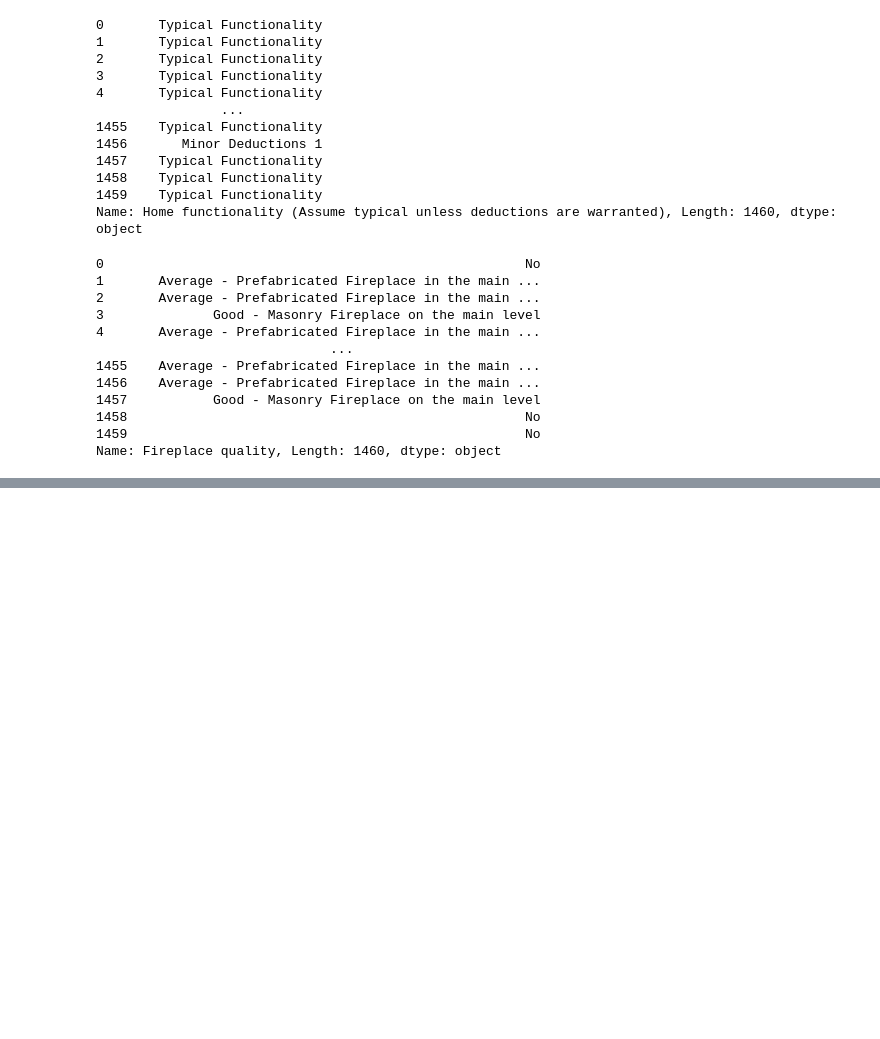
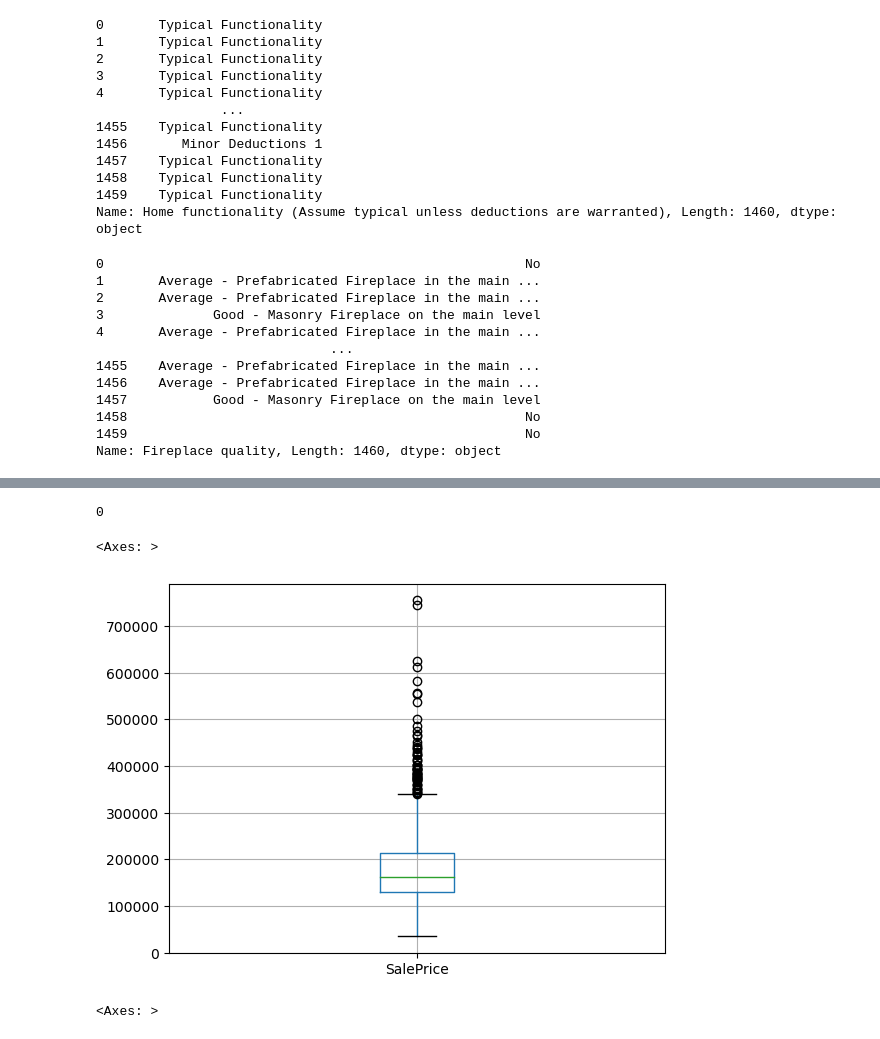
Before and after one commit to Shivam01-lab/Housing-Data-Prediction, a Jupyter notebook: EDA New Housing Price.ipynb, the cells around one changed output, grey strips where cells are left out. Cells and saved outputs as stored; diff of their text form; code cells hidden in the pictures; blank space fills up the shorter version.

```diff
--- a/EDA New Housing Price.ipynb
+++ b/EDA New Housing Price.ipynb
@@ -929,0 +1028,2 @@ real_state_data
+# %%
+real_state_data = real_state_data.drop("MasVnrType", axis='columns')
@@ -929,0 +1055,5 @@ real_state_data
+# %%
+column_name="Electrical system"
+mode_value=real_state_data["Electrical system"].mode()[0]
+real_state_data[column_name].fillna(mode_value,inplace=True)
+print("Data after fill missing value using mode fn {}: \n{}".format(column_name,real_state_data))
@@ -929,0 +1103,5 @@ real_state_data
+# %%
+column_name="The year garage was built"
+mode_value=real_state_data["The year garage was built"].mode()[0]
+real_state_data[column_name].fillna(mode_value,inplace=True)
+print("Data after fill missing value using mode fn {}: \n{}".format(column_name,real_state_data))
@@ -929,0 +1126,4 @@ real_state_data
+# %%
+real_state_data.isnull().sum().sum()
+# %% [output]
+0
@@ -929,0 +1132,2 @@ real_state_data
+# %%
+real_state_data = real_state_data.drop("Unnamed: 0", axis='columns')
@@ -929,0 +1147,9 @@ real_state_data
+# %%
+real_state_data.boxplot(column="SalePrice")
+# %% [output]
+<Axes: >
+[figure, added]
+# %%
+sns.violinplot(real_state_data["Total square feet of basement area"])
+# %% [output]
+<Axes: >
```
Also changed, not shown: parts of 27 cells of this notebook, 2 other files.
